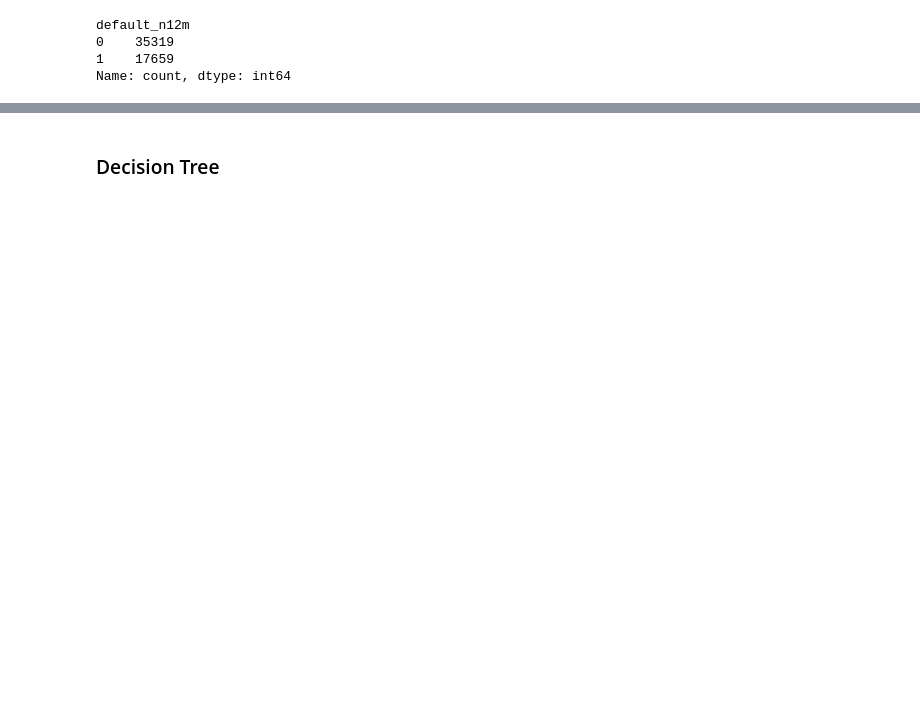
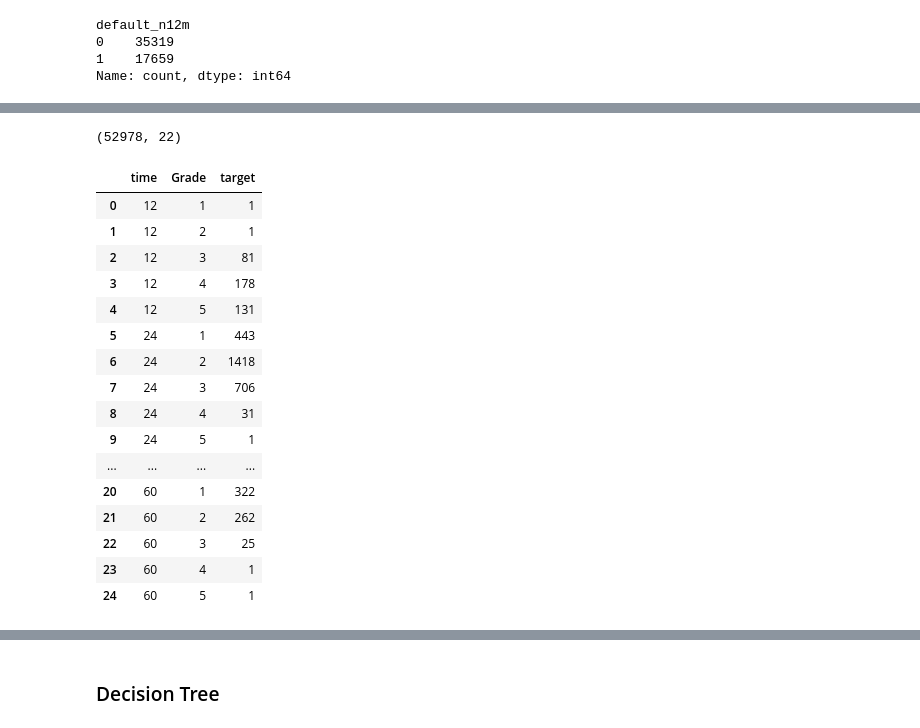
Before and after one commit to sbs23038/Capstone, a Jupyter notebook: SBS23038_Sem3.ipynb, the cells around one changed output, grey strips where cells are left out. Cells and saved outputs as stored; diff of their text form; code cells hidden in the pictures; blank space fills up the shorter version.

```diff
--- a/SBS23038_Sem3.ipynb
+++ b/SBS23038_Sem3.ipynb
@@ -1187,0 +1228,3 @@ Accuracy Score: 0.8229193506828137
+# %%
+grades = pd.cut(logistic_train_probs, bins=[-float('inf')] + list(thresholds) + [float('inf')],
+       labels=['1', '2', '3', '4', '5'])
@@ -1187,0 +1256,4 @@ Accuracy Score: 0.8229193506828137
+# %%
+X_score.shape
+# %% [output]
+(52978, 22)
@@ -1187,0 +1263,20 @@ Accuracy Score: 0.8229193506828137
+# %%
+bads
+# %% [output]
+|  | time | Grade | target |
+| 0 | 12 | 1 | 1 |
+| 1 | 12 | 2 | 1 |
+| 2 | 12 | 3 | 81 |
+| 3 | 12 | 4 | 178 |
+| 4 | 12 | 5 | 131 |
+| 5 | 24 | 1 | 443 |
+| 6 | 24 | 2 | 1418 |
+| 7 | 24 | 3 | 706 |
+| 8 | 24 | 4 | 31 |
+| 9 | 24 | 5 | 1 |
+| ... | ... | ... | ... |
+| 20 | 60 | 1 | 322 |
+| 21 | 60 | 2 | 262 |
+| 22 | 60 | 3 | 25 |
+| 23 | 60 | 4 | 1 |
+| 24 | 60 | 5 | 1 |
```
Also changed, not shown: parts of 161 cells of this notebook.
